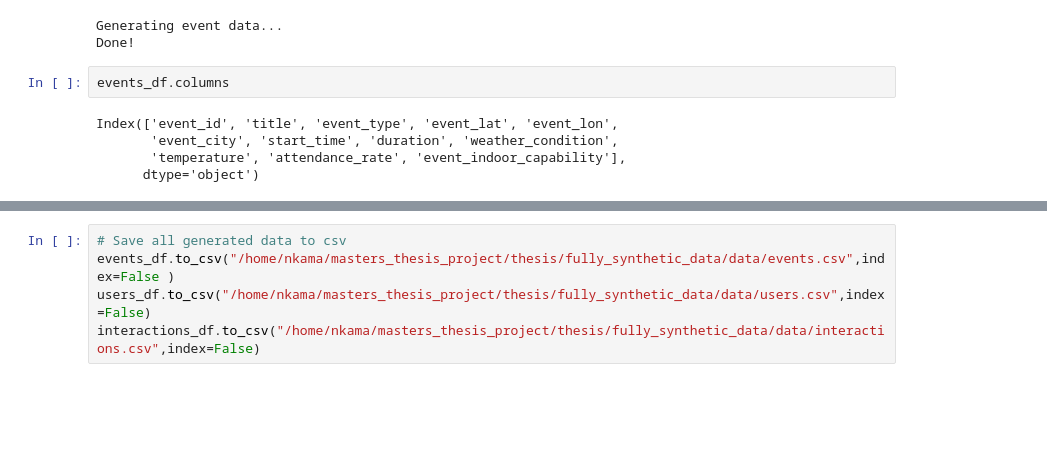
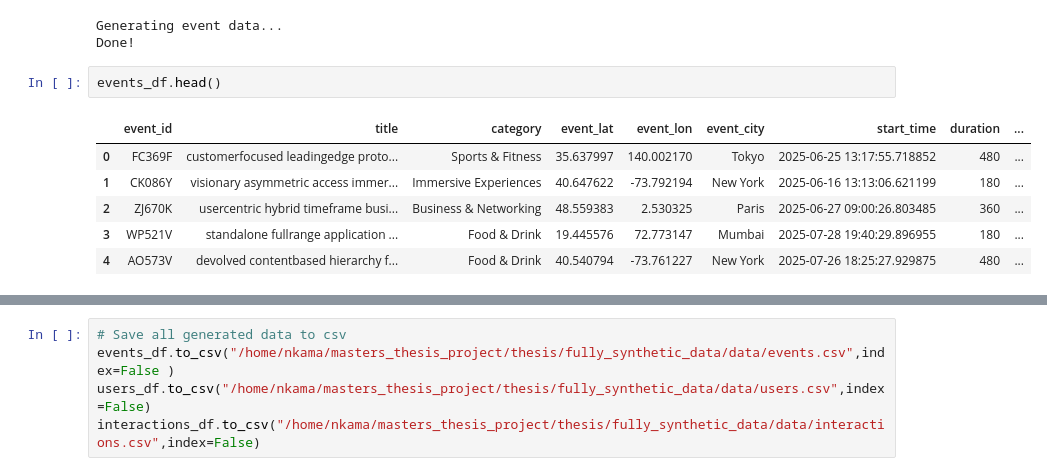
Before and after one commit to AbigailUchennaNkama/masters_thesis_project, a Jupyter notebook: thesis/fully_synthetic_data/notebooks/get_features.ipynb, the cells around one changed output, grey strips where cells are left out. Cells and saved outputs as stored; diff of their text form; blank space fills up the shorter version.

```diff
--- a/thesis/fully_synthetic_data/notebooks/get_features.ipynb
+++ b/thesis/fully_synthetic_data/notebooks/get_features.ipynb
@@ -66,12 +69,14 @@ print("Done!")
 Generating event data...
 Done!
 # %%
-events_df.columns
+events_df.head()
 # %% [output]
-Index(['event_id', 'title', 'event_type', 'event_lat', 'event_lon',
-       'event_city', 'start_time', 'duration', 'weather_condition',
-       'temperature', 'attendance_rate', 'event_indoor_capability'],
-      dtype='object')
+|  | event_id | title | category | event_lat | event_lon | event_city | start_time | duration | ... |
+| 0 | FC369F | customerfocused leadingedge proto... | Sports & Fitness | 35.637997 | 140.002170 | Tokyo | 2025-06-25 13:17:55.718852 | 480 | ... |
+| 1 | CK086Y | visionary asymmetric access immer... | Immersive Experiences | 40.647622 | -73.792194 | New York | 2025-06-16 13:13:06.621199 | 180 | ... |
+| 2 | ZJ670K | usercentric hybrid timeframe busi... | Business & Networking | 48.559383 | 2.530325 | Paris | 2025-06-27 09:00:26.803485 | 360 | ... |
+| 3 | WP521V | standalone fullrange application ... | Food & Drink | 19.445576 | 72.773147 | Mumbai | 2025-07-28 19:40:29.896955 | 180 | ... |
+| 4 | AO573V | devolved contentbased hierarchy f... | Food & Drink | 40.540794 | -73.761227 | New York | 2025-07-26 18:25:27.929875 | 480 | ... |
 # %%
 # generate interactions data
 print("Generating interaction data...")
```
Also changed, not shown: parts of 2 cells of this notebook, 5 other files.
